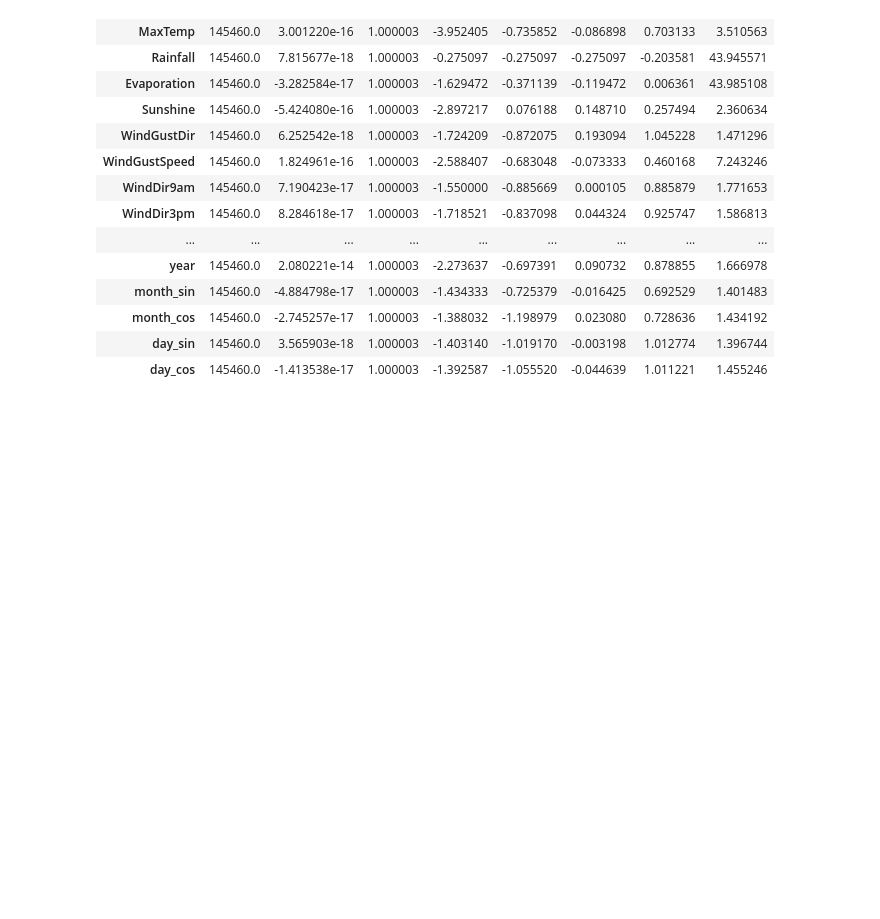
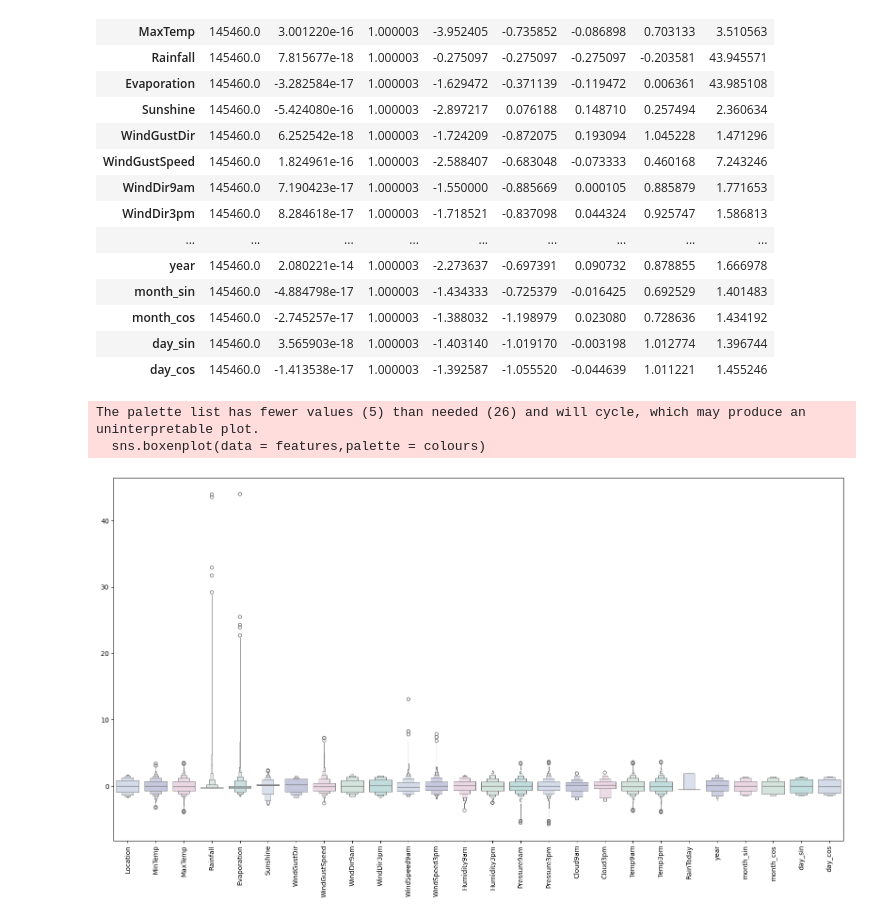
Before and after one commit to AhmedRafid023/deeplearning-with-tensorflow, a Jupyter notebook: forecasting_rain.ipynb, the cells around one changed output. Saved outputs shown, nothing was run; the diff lists cells and outputs as text; code cells hidden in the pictures; blank space fills up the shorter version.

```diff
--- a/forecasting_rain.ipynb
+++ b/forecasting_rain.ipynb
@@ -319,3 +317,15 @@ features.describe().T
 | month_cos | 145460.0 | -2.745257e-17 | 1.000003 | -1.388032 | -1.198979 | 0.023080 | 0.728636 | 1.434192 |
 | day_sin | 145460.0 | 3.565903e-18 | 1.000003 | -1.403140 | -1.019170 | -0.003198 | 1.012774 | 1.396744 |
 | day_cos | 145460.0 | -1.413538e-17 | 1.000003 | -1.392587 | -1.055520 | -0.044639 | 1.011221 | 1.455246 |
+# %%
+#Detecting outliers
+#looking at the scaled features
+colours = ["#D0DBEE", "#C2C4E2", "#EED4E5", "#D1E6DC", "#BDE2E2"]
+plt.figure(figsize=(20,10))
+sns.boxenplot(data = features,palette = colours)
+plt.xticks(rotation=90)
+plt.show()
+# %% [output]
+The palette list has fewer values (5) than needed (26) and will cycle, which may produce an uninterpretable plot.
+  sns.boxenplot(data = features,palette = colours)
+[figure, added]
```
Also changed, not shown: parts of 1 cell of this notebook.
